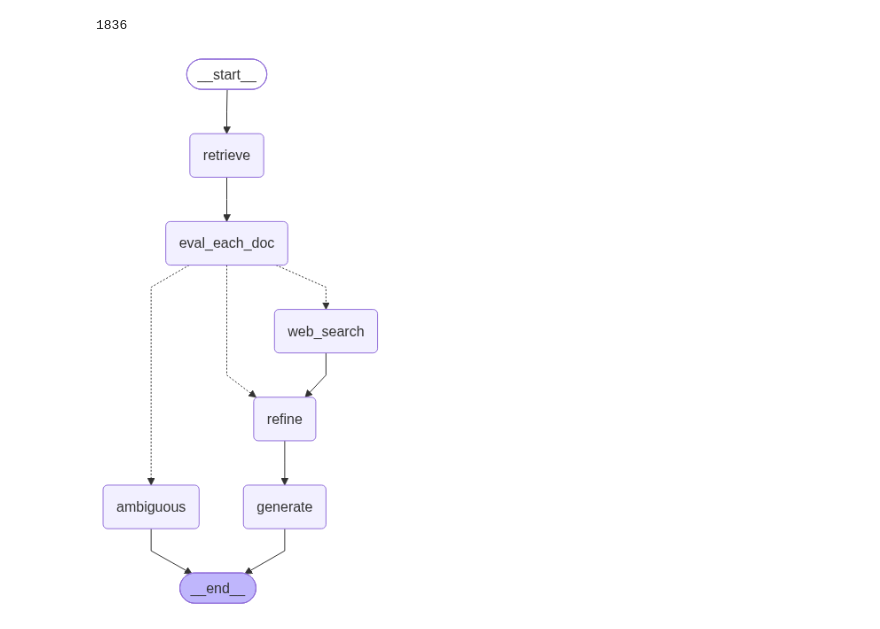
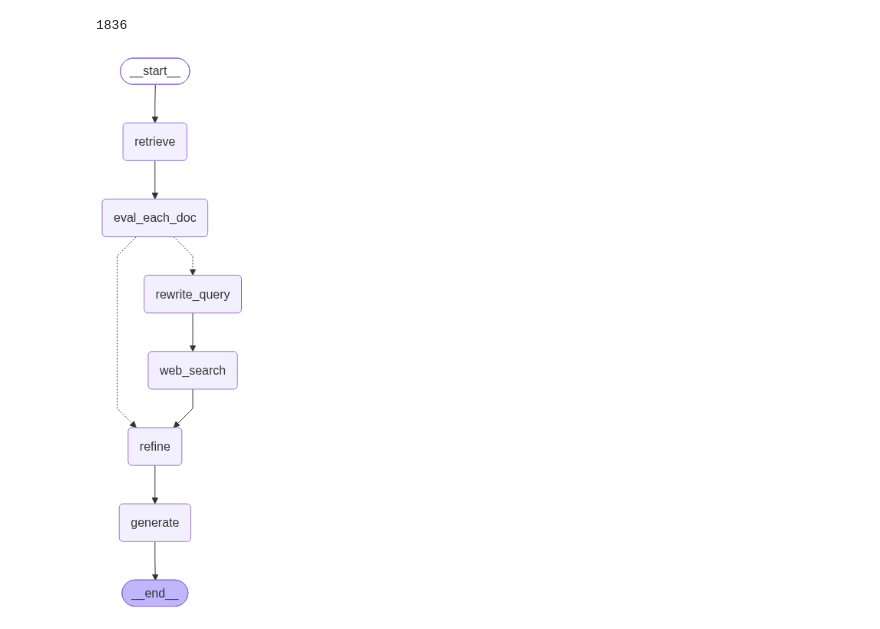
Before and after one commit to AmitojSinghChawla/langraph_scripts, a Jupyter notebook: CRAG/corrective_rag.ipynb, the cells around one changed output. Drawn from its saved outputs; the diff is of its cells as text; code cells hidden in the pictures.

```diff
--- a/CRAG/corrective_rag.ipynb
+++ b/CRAG/corrective_rag.ipynb
@@ -67,6 +70,8 @@ class State(TypedDict):
     strips : List[str]
     kept_strips : List[str]
     refined_context : str
+
+    web_query: str
 # %%
 def retrieve(state):
     q = state["question"]
@@ -143,6 +162,7 @@ def eval_each_doc_node(state: State) :
 # Knowledge Refinement
 
 def decompose_to_sentences(text: str) -> List[str]:
+    text = clean_scraped_text(text)          # <-- add this line
     text = re.sub(r"\s+", " ", text).strip()
     sentences = re.split(r"(?<=[.!])\s+", text)
     return [s.strip() for s in sentences if len(s.strip()) > 20]
@@ -169,9 +189,14 @@ def refine(state: State) :
      q = state['question']
 
      if state['verdict'] == 'CORRECT':
-        context = "\n\n".join(d.page_content for d in state["good_docs"]).strip()
+         docs_to_use = state["good_docs"]
+
+     elif state['verdict'] == 'INCORRECT':
+         docs_to_use = state["web_docs"]
      else:
-         context = "\n\n".join(d.page_content for d in state["web_docs"]).strip()
+         docs_to_use = state["good_docs"] + state["web_docs"]
+
+     context = "\n\n".join(d.page_content for d in docs_to_use).strip()
 
      strips = decompose_to_sentences(context)
 
@@ -222,43 +284,48 @@ def generate(state):
     return {"answer": out.content}
 # %%
-
-def ambiguous_node(state: State) :
-    return {"answer": f"Ambiguous: {state['reason']}"}
 
 def route_after_eval(state: State) -> str:
     if state["verdict"] == "CORRECT":
         return "refine"
-    elif state["verdict"] == "INCORRECT":
-        return "web_search"
     else:
-        return "ambiguous"
+        return "rewrite_query"
 # %%
+# -----------------------------
+# Graph
+# -----------------------------
 g = StateGraph(State)
+
 g.add_node("retrieve", retrieve)
 g.add_node("eval_each_doc", eval_each_doc_node)
-g.add_node("refine", refine)
+g.add_node("web_search", web_search)
+g.add_node("rewrite_query", rewrite_query)
+g.add_node("refine", refine)          # uses verdict to pick good_docs vs web_docs
 g.add_node("generate", generate)
-g.add_node("web_search", web_search)
-g.add_node("ambiguous", ambiguous_node)
 
-
+# flow
 g.add_edge(START, "retrieve")
 g.add_edge("retrieve", "eval_each_doc")
 
+# route after evaluation
 g.add_conditional_edges(
     "eval_each_doc",
     route_after_eval,
-    {"refine": "refine",
-     "web_search": "web_search",
-     "ambiguous": "ambiguous"}
+    {
+        "refine": "refine",              # CORRECT -> refine (good_docs)
+        "rewrite_query": "rewrite_query",  # INCORRECT -> query_rewrite -> web_search
+    },
 )
-g.add_edge("web_search", "refine")
-g.add_edge("refine", "generate")
+
+# ✅ key change: web_search now goes through refine
+g.add_edge("rewrite_query","web_search")
+g.add_edge("web_search", "refine")    # INCORRECT -> refine (web_docs)
+g.add_edge("refine", "generate")      # CORRECT/INCORRECT -> generate
+
 g.add_edge("generate", END)
 
 
 app = g.compile()
 app
 # %% [output]
-[figure, old version]
+[figure, new version]
 # %%
```
Also changed, not shown: parts of 12 cells of this notebook, 1 other file.
